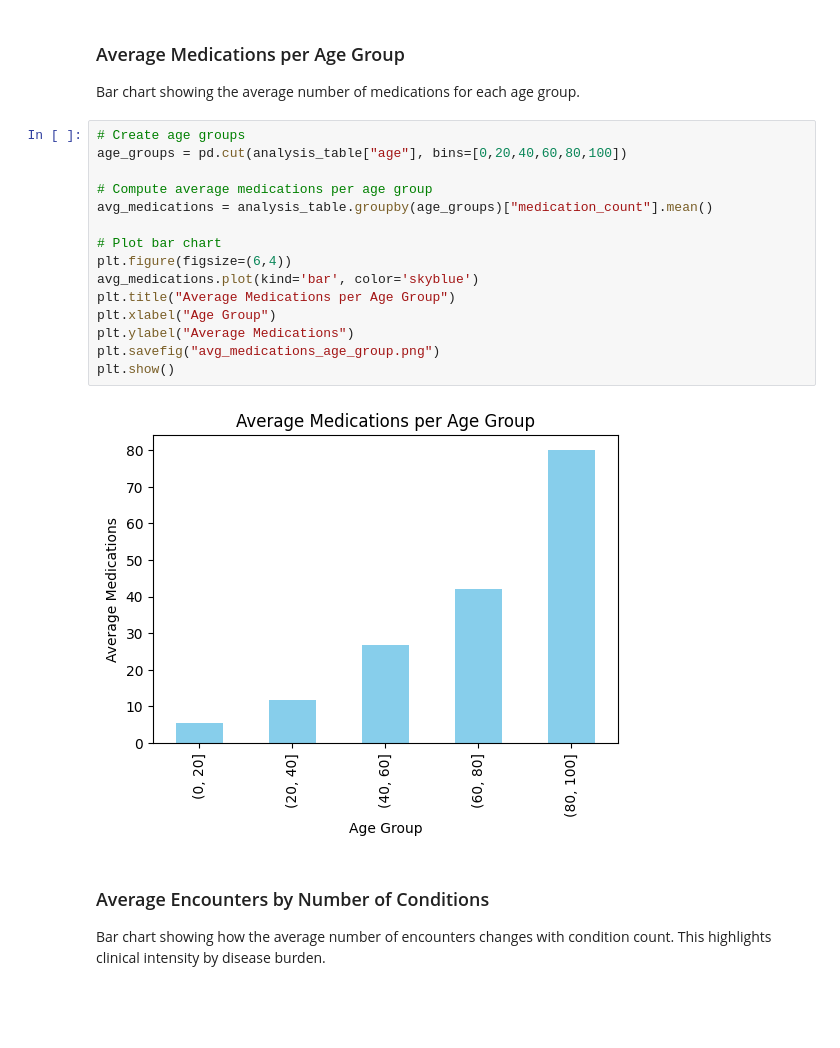
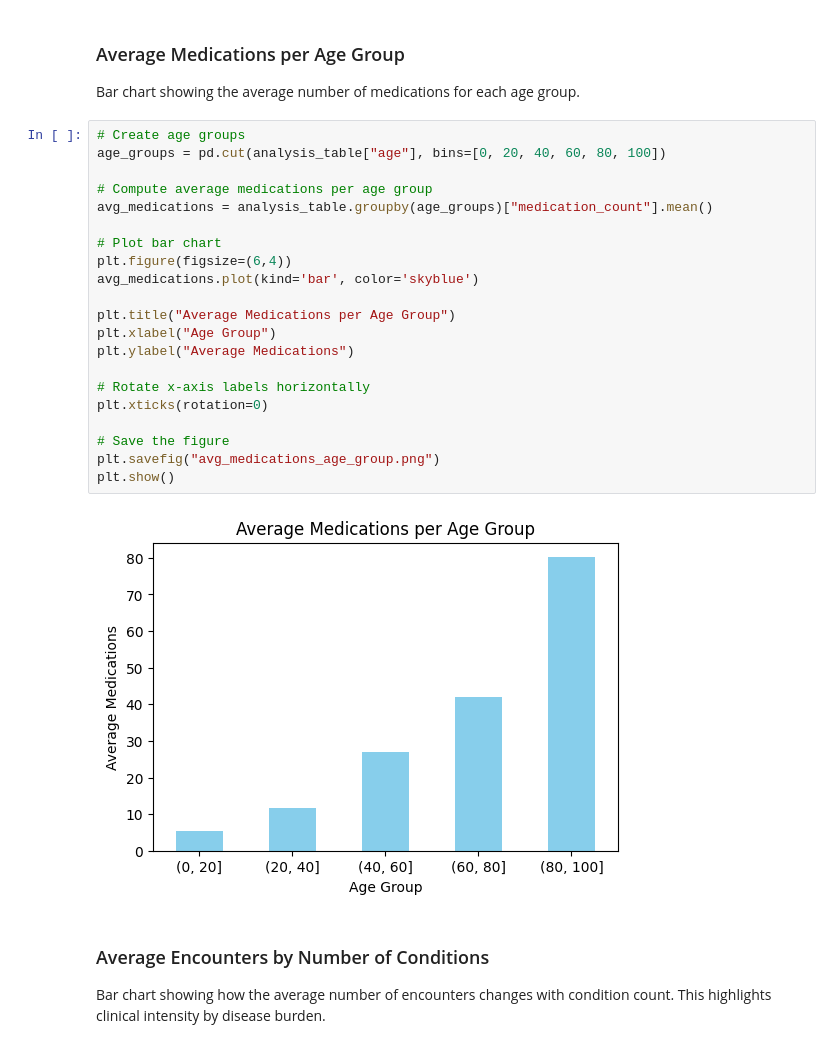
Before and after one commit to asadqureshi12/Clinical_Risk_Analysis, a Jupyter notebook: Clinical_Risk_Analysis.ipynb, the cells around one changed output. Cells and saved outputs as stored; diff of their text form; blank space fills up the shorter version.

```diff
--- a/Clinical_Risk_Analysis.ipynb
+++ b/Clinical_Risk_Analysis.ipynb
@@ -417,21 +415,27 @@ plt.show()
 Bar chart showing the average number of medications for each age group.
 # %%
 # Create age groups
-age_groups = pd.cut(analysis_table["age"], bins=[0,20,40,60,80,100])
+age_groups = pd.cut(analysis_table["age"], bins=[0, 20, 40, 60, 80, 100])
 
 # Compute average medications per age group
 avg_medications = analysis_table.groupby(age_groups)["medication_count"].mean()
 
 # Plot bar chart
 plt.figure(figsize=(6,4))
 avg_medications.plot(kind='bar', color='skyblue')
+
 plt.title("Average Medications per Age Group")
 plt.xlabel("Age Group")
 plt.ylabel("Average Medications")
+
+# Rotate x-axis labels horizontally
+plt.xticks(rotation=0)
+
+# Save the figure
 plt.savefig("avg_medications_age_group.png")
 plt.show()
 # %% [output]
-[figure, old version]
+[figure, new version]
 # %% [markdown]
 ### Average Encounters by Number of Conditions
 Bar chart showing how the average number of encounters changes with condition count. This highlights clinical intensity by disease burden.
```
Also changed, not shown: parts of 1 cell of this notebook.
